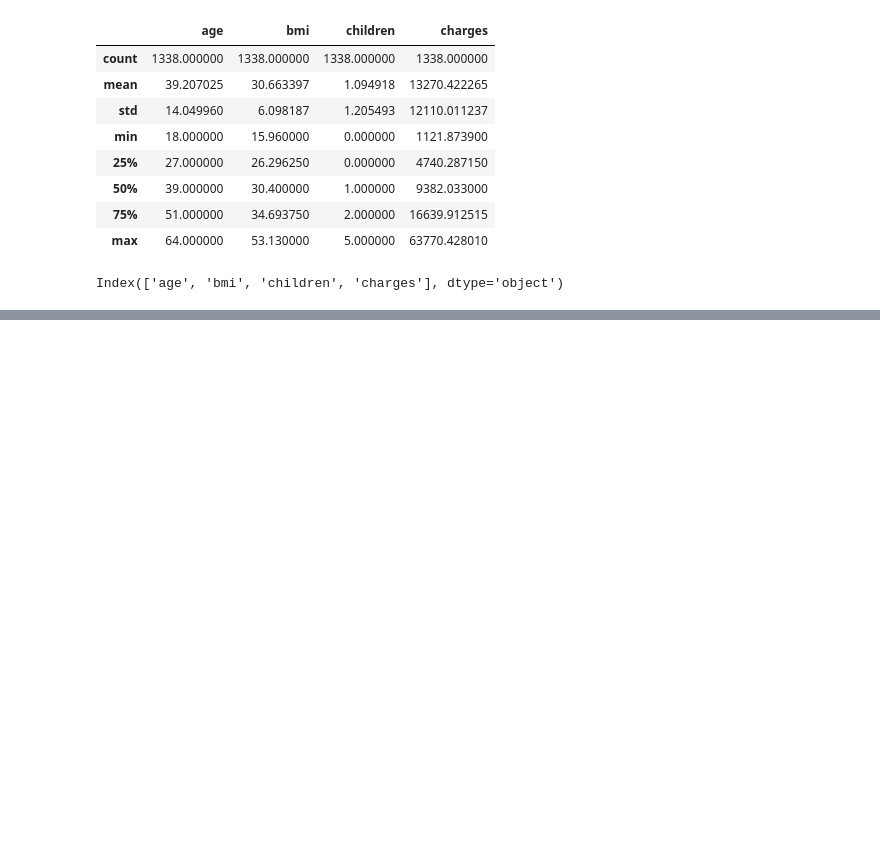
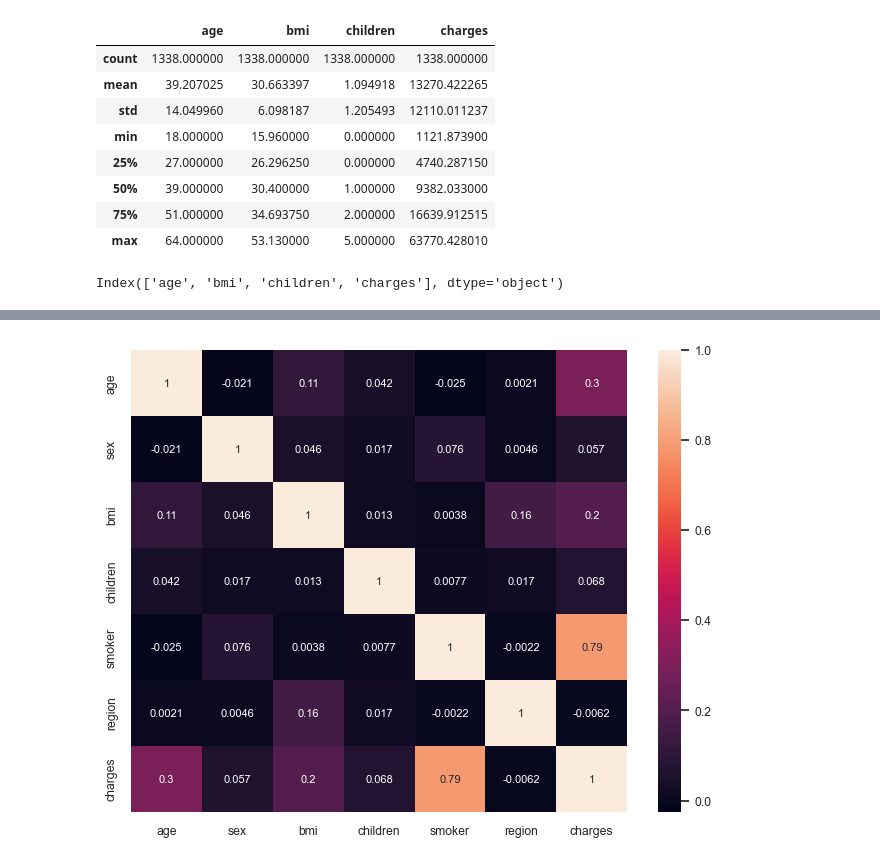
Before and after one commit to dibkb/tensorflow-udemy, a Jupyter notebook: Medical costs.ipynb, the cells around one changed output, grey strips where cells are left out. Drawn from its saved outputs; the diff is of its cells as text; code cells hidden in the pictures; blank space fills up the shorter version.

```diff
--- a/Medical costs.ipynb
+++ b/Medical costs.ipynb
@@ -46,0 +52,8 @@ data_hot.tail()
+# %%
+# label encoding the data
+from sklearn.preprocessing import LabelEncoder
+label_encoder = LabelEncoder()
+data_label = data.copy()
+data_label['sex'] = label_encoder.fit_transform(data_label['sex'])
+data_label['smoker'] = label_encoder.fit_transform(data_label['smoker'])
+data_label['region'] = label_encoder.fit_transform(data_label['region'])
@@ -76,0 +114,4 @@ for cat in numerical_columns:
+# %%
+#correlation matrix
+corr = data_label.corr(method = 'pearson')
+corr
@@ -76,0 +127,7 @@ for cat in numerical_columns:
+# %%
+plt.figure(figsize=(8, 6))
+sns.set(font_scale=0.8)
+sns.heatmap(corr,xticklabels = corr.columns,yticklabels = corr.columns,annot = True,annot_kws={"size": 8})
+plt.show()
+# %% [output]
+[figure, added]
```
Also changed, not shown: parts of 28 cells of this notebook.
